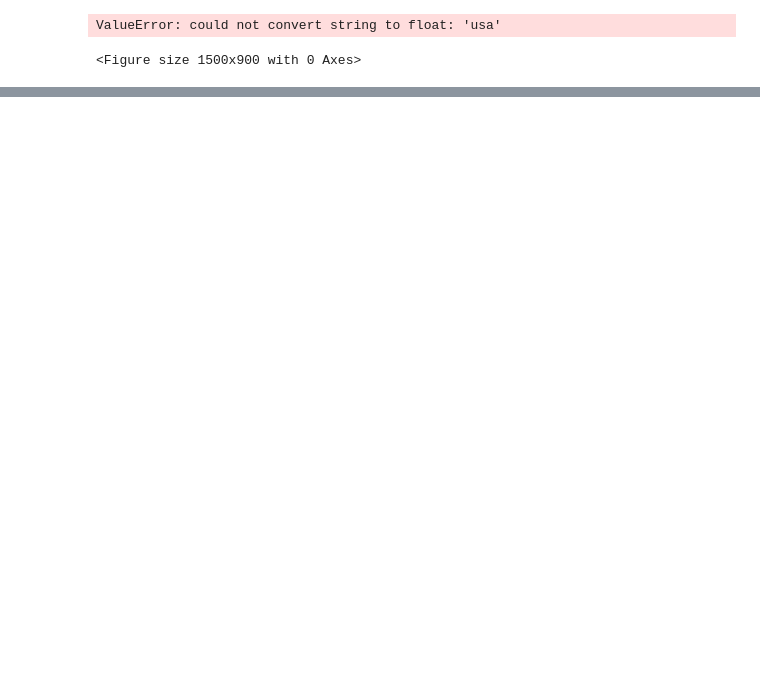
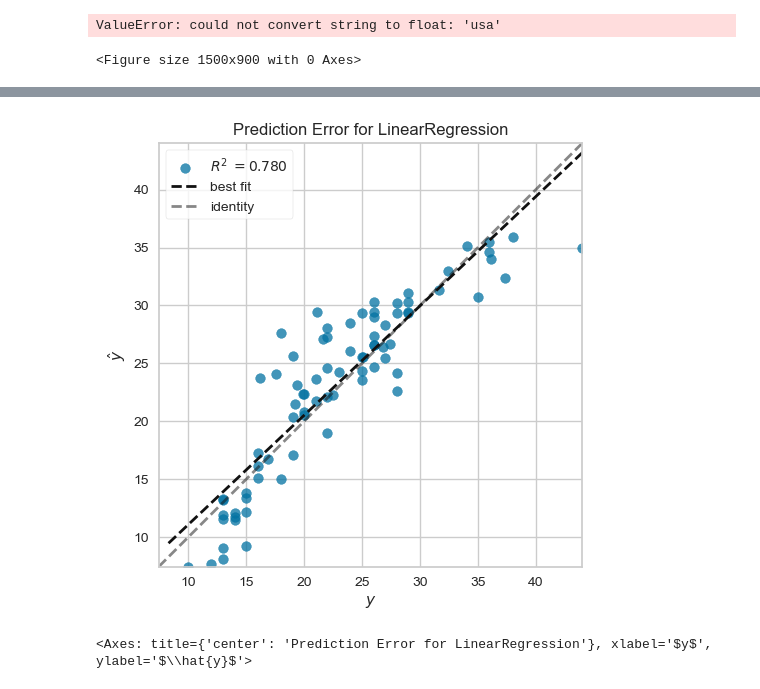
Before and after one commit to kin-yao/udemyy-python, a Jupyter notebook: Linear_Regression.ipynb, the cells around one changed output, grey strips where cells are left out. Saved outputs shown, nothing was run; the diff lists cells and outputs as text; code cells hidden in the pictures; blank space fills up the shorter version.

Commit message:
Linear Regression Continuation

```diff
--- a/Linear_Regression.ipynb
+++ b/Linear_Regression.ipynb
@@ -263,0 +351,2 @@ ValueError: could not convert string to float: 'usa'
+# %%
+df = pd.get_dummies(df, drop_first = True)
@@ -263,0 +364,3 @@ ValueError: could not convert string to float: 'usa'
+# %%
+X = df.drop(["mpg"], axis = 1)
+y = df["mpg"]
@@ -263,0 +369,2 @@ ValueError: could not convert string to float: 'usa'
+# %%
+X_train, X_test, y_train, y_test = train_test_split(X, y, test_size = 0.2, random_state = 42)
@@ -263,0 +402,5 @@ ValueError: could not convert string to float: 'usa'
+# %%
+from sklearn.linear_model import LinearRegression
+lm = LinearRegression()
+lm.fit(X_train, y_train)
+lm.intercept_
@@ -263,0 +478,13 @@ ValueError: could not convert string to float: 'usa'
+# %%
+from yellowbrick.regressor import PredictionError
+
+
+visualizer = PredictionError(lm)
+
+visualizer.fit(X_train, y_train)
+visualizer.score(X_test, y_test)
+
+visualizer.show()
+# %% [output]
+[figure, added]
+<Axes: title={'center': 'Prediction Error for LinearRegression'}, xlabel='$y$', ylabel='$\\hat{y}$'>
```
Also changed, not shown: parts of 33 cells of this notebook.
